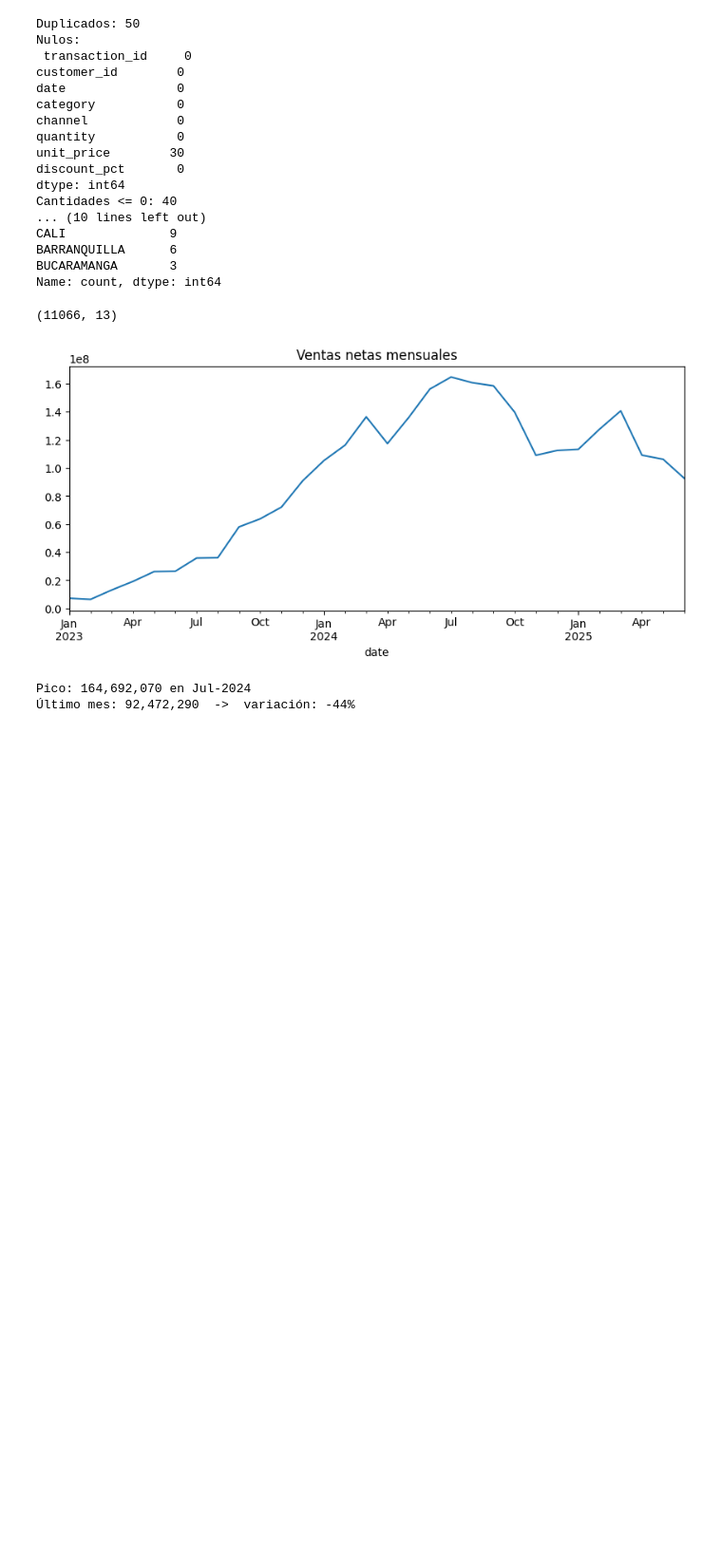
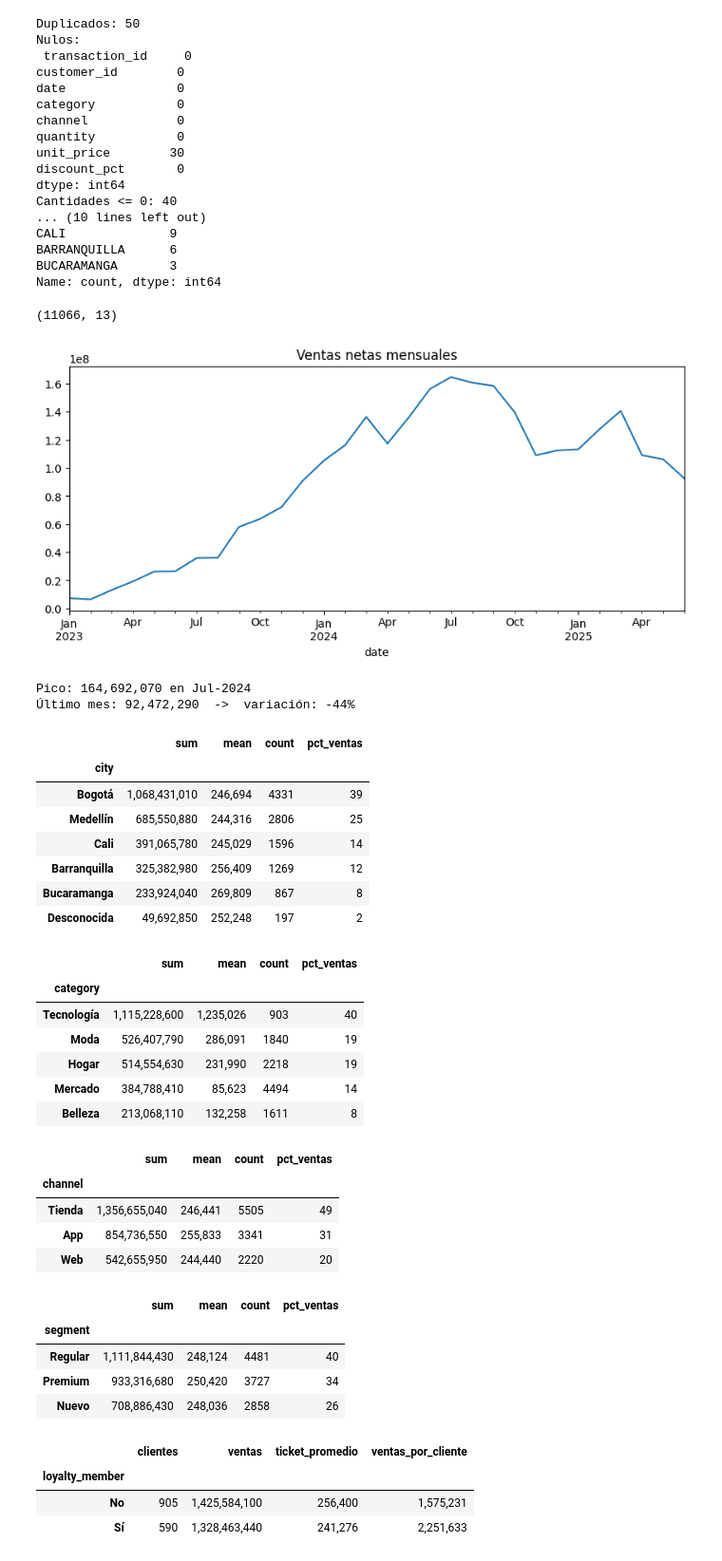
Before and after one commit to Sanuba18/practice, a Jupyter notebook: analisis.ipynb, the cells around one changed output. Shown at 95% size. Drawn from its saved outputs; the diff is of its cells as text; code cells hidden in the pictures; blank space fills up the shorter version.

Commit message:
drivers y lealtad

```diff
--- a/analisis.ipynb
+++ b/analisis.ipynb
@@ -69,3 +69,46 @@ print(f"Último mes: {ultimo:,.0f}  ->  variación: {(ultimo/pico - 1):.0%}")
 [figure]
 Pico: 164,692,070 en Jul-2024
 Último mes: 92,472,290  ->  variación: -44%
+# %%
+for col in ["city", "category", "channel", "segment"]:
+    t = df.groupby(col)["net_revenue"].agg(["sum", "mean", "count"]).sort_values("sum", ascending=False)
+    t["pct_ventas"] = t["sum"] / t["sum"].sum() * 100
+    display(t)
+# %% [output]
+|  | sum | mean | count | pct_ventas |
+| city |  |  |  |  |
+| Bogotá | 1,068,431,010 | 246,694 | 4331 | 39 |
+| Medellín | 685,550,880 | 244,316 | 2806 | 25 |
+| Cali | 391,065,780 | 245,029 | 1596 | 14 |
+| Barranquilla | 325,382,980 | 256,409 | 1269 | 12 |
+| Bucaramanga | 233,924,040 | 269,809 | 867 | 8 |
+| Desconocida | 49,692,850 | 252,248 | 197 | 2 |
+|  | sum | mean | count | pct_ventas |
+| category |  |  |  |  |
+| Tecnología | 1,115,228,600 | 1,235,026 | 903 | 40 |
+| Moda | 526,407,790 | 286,091 | 1840 | 19 |
+| Hogar | 514,554,630 | 231,990 | 2218 | 19 |
+| Mercado | 384,788,410 | 85,623 | 4494 | 14 |
+| Belleza | 213,068,110 | 132,258 | 1611 | 8 |
+|  | sum | mean | count | pct_ventas |
+| channel |  |  |  |  |
+| Tienda | 1,356,655,040 | 246,441 | 5505 | 49 |
+| App | 854,736,550 | 255,833 | 3341 | 31 |
+| Web | 542,655,950 | 244,440 | 2220 | 20 |
+|  | sum | mean | count | pct_ventas |
+| segment |  |  |  |  |
+| Regular | 1,111,844,430 | 248,124 | 4481 | 40 |
+| Premium | 933,316,680 | 250,420 | 3727 | 34 |
+| Nuevo | 708,886,430 | 248,036 | 2858 | 26 |
+# %%
+lealtad = df.groupby("loyalty_member").agg(
+    clientes=("customer_id", "nunique"),
+    ventas=("net_revenue", "sum"),
+    ticket_promedio=("net_revenue", "mean"))
+lealtad["ventas_por_cliente"] = lealtad["ventas"] / lealtad["clientes"]
+lealtad
+# %% [output]
+|  | clientes | ventas | ticket_promedio | ventas_por_cliente |
+| loyalty_member |  |  |  |  |
+| No | 905 | 1,425,584,100 | 256,400 | 1,575,231 |
+| Sí | 590 | 1,328,463,440 | 241,276 | 2,251,633 |
```
